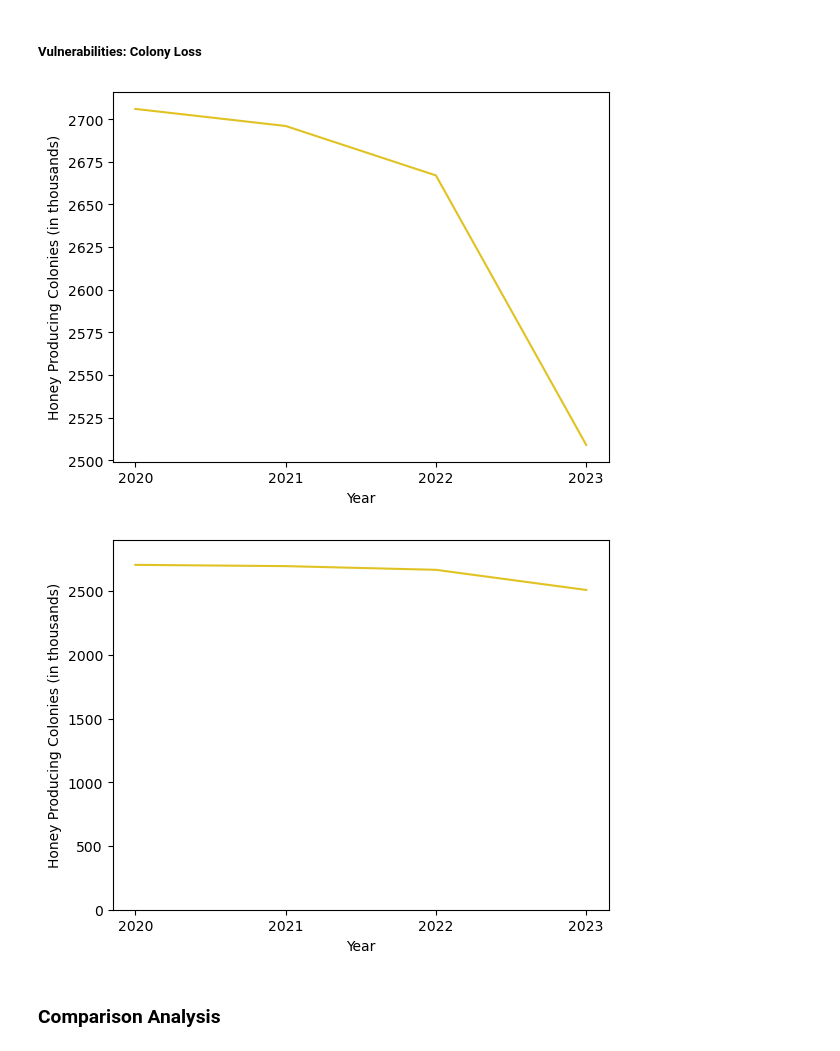
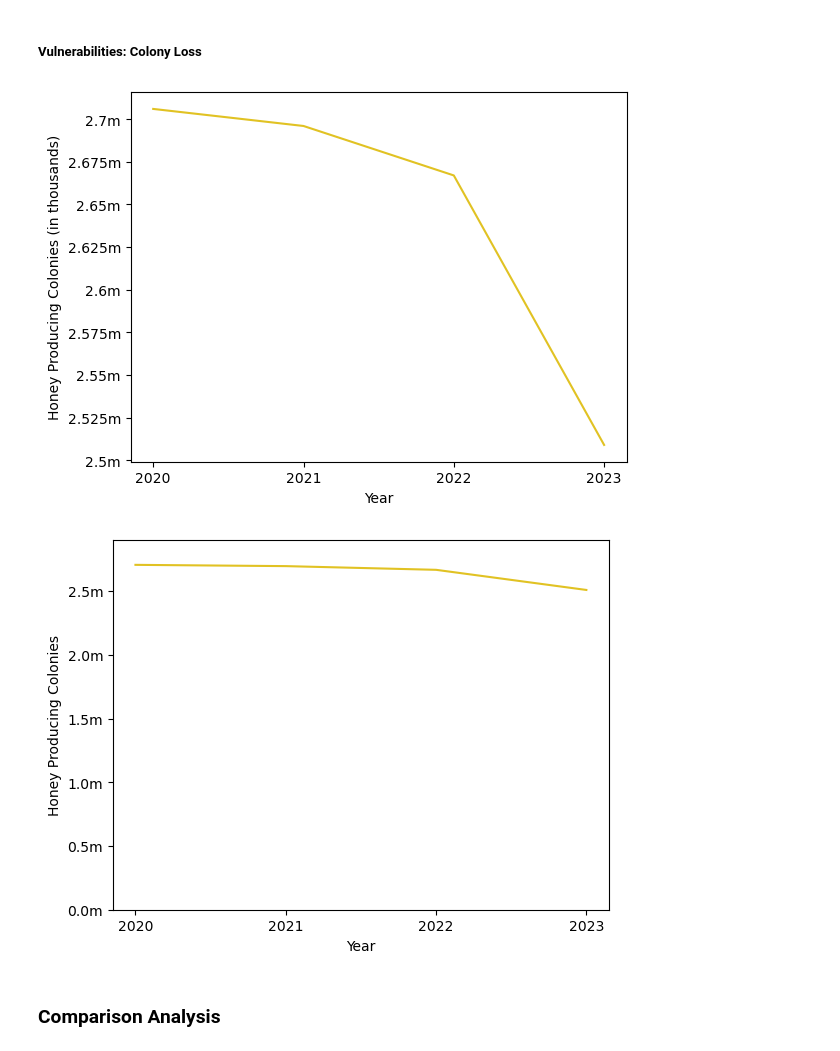
Before and after one commit to aubreepiep/bumble-vs-honeybees, a Jupyter notebook: notebooks/Capstone.ipynb, the cells around one changed output. Drawn from its saved outputs; the diff is of its cells as text; code cells hidden in the pictures.

Commit message:
0108 Chart Update 2

```diff
--- a/notebooks/Capstone.ipynb
+++ b/notebooks/Capstone.ipynb
@@ -235,20 +235,28 @@ honey_sales.loc[honey_sales['state'] == 'United States 6 7']
 # %%
 #Chart with y axis starting at 2500
 sns.lineplot(data = honey.loc[honey['state'] == "United States 6 7"], x = 'year', y = 'honey_producing_colonies_1000s', color = "#E1C223")
 plt.xticks([2020,2021,2022,2023])
 plt.ylabel("Honey Producing Colonies (in thousands)")
-plt.xlabel('Year');
+plt.xlabel('Year')
+def format_func(value, tick_number):
+    return f'{float(value / 1000)}m'
+
+plt.gca().yaxis.set_major_formatter(ticker.FuncFormatter(format_func));
 # %% [output]
-[figure, old version]
+[figure, new version]
 # %%
 #chart with y axis starting at 0
 sns.lineplot(data = honey.loc[honey['state'] == "United States 6 7"], x = 'year', y = 'honey_producing_colonies_1000s', color = "#E1C223")
 plt.xticks([2020,2021,2022,2023])
-plt.ylabel("Honey Producing Colonies (in thousands)")
+plt.ylabel("Honey Producing Colonies")
 plt.xlabel('Year')
-plt.ylim(0,2900);
+plt.ylim(0,2900)
+def format_func(value, tick_number):
+    return f'{float(value / 1000)}m'
+
+plt.gca().yaxis.set_major_formatter(ticker.FuncFormatter(format_func))
 # %% [output]
-[figure, old version]
+[figure, new version]
 # %% [markdown]
 ### Comparison Analysis
 # %% [markdown]
```
Also changed, not shown: parts of 2 cells of this notebook.
